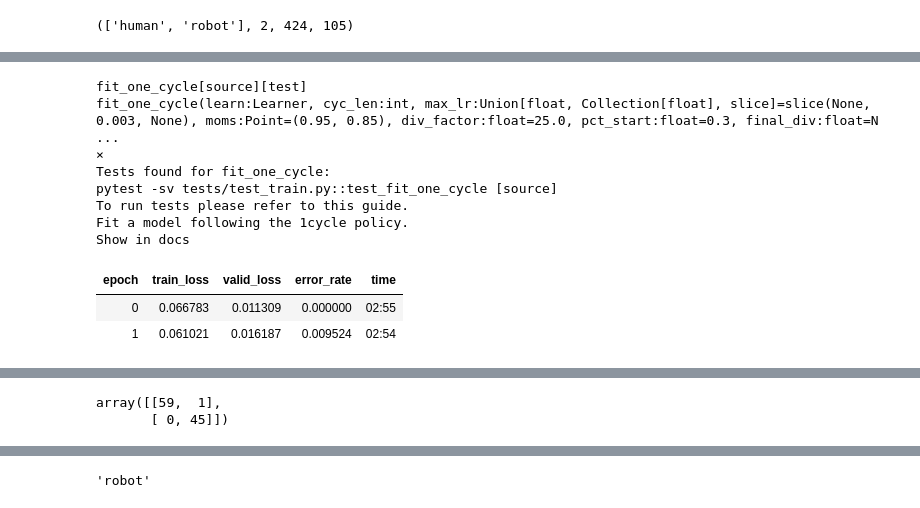
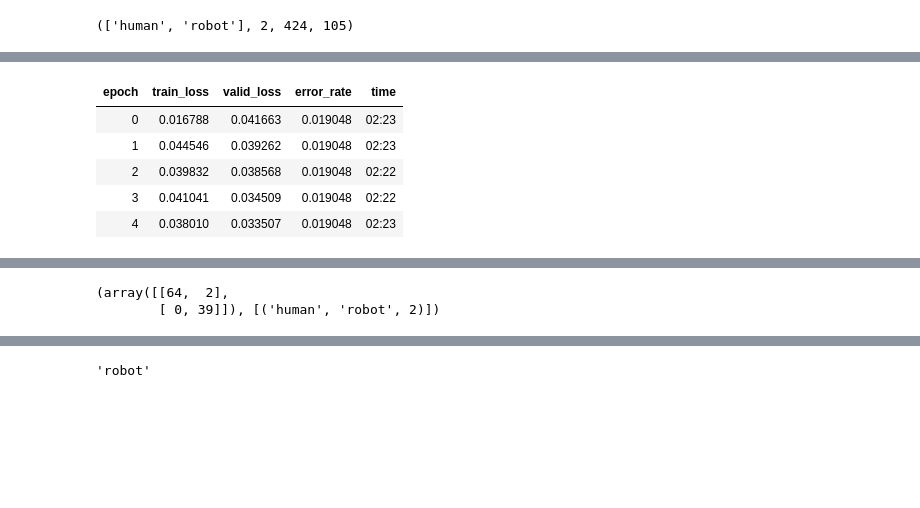
Before and after one commit to swush41/AI_Trials, a Jupyter notebook: Robot_vs_Human_ImageClassification.ipynb, the cells around one changed output, grey strips where cells are left out. Saved outputs shown, nothing was run; the diff lists cells and outputs as text; code cells hidden in the pictures; blank space fills up the shorter version.

```diff
--- a/Robot_vs_Human_ImageClassification.ipynb
+++ b/Robot_vs_Human_ImageClassification.ipynb
@@ -80,2 +90,4 @@ learn.fit_one_cycle(3)
 # %%
 learn.save("stage-1")
+# %%
+learn.load("stage-1")
@@ -106,29 +136,21 @@ learn.recorder.plot()
-# %%
-doc(fit_one_cycle)
-# %% [output]
-fit_one_cycle[source][test]
-fit_one_cycle(learn:Learner, cyc_len:int, max_lr:Union[float, Collection[float], slice]=slice(None, 0.003, None), moms:Point=(0.95, 0.85), div_factor:float=25.0, pct_start:float=0.3, final_div:float=N ...
-×
-Tests found for fit_one_cycle:
-pytest -sv tests/test_train.py::test_fit_one_cycle [source]
-To run tests please refer to this guide.
-Fit a model following the 1cycle policy.
-Show in docs
 # %%
-learn.fit_one_cycle(2, max_lr=slice(5e-6,1e-6))
+learn.fit_one_cycle(5,max_lr=slice(1e-6,5e-6))
 # %% [output]
 | epoch | train_loss | valid_loss | error_rate | time |
-| 0 | 0.066783 | 0.011309 | 0.000000 | 02:55 |
-| 1 | 0.061021 | 0.016187 | 0.009524 | 02:54 |
+| 0 | 0.016788 | 0.041663 | 0.019048 | 02:23 |
+| 1 | 0.044546 | 0.039262 | 0.019048 | 02:23 |
+| 2 | 0.039832 | 0.038568 | 0.019048 | 02:22 |
+| 3 | 0.041041 | 0.034509 | 0.019048 | 02:22 |
+| 4 | 0.038010 | 0.033507 | 0.019048 | 02:23 |
 # %%
 interp = ClassificationInterpretation.from_learner(learn)
 # %% [output]
 [interactive output not drawn]
 # %%
-interp.confusion_matrix()
+interp.confusion_matrix() , interp.most_confused()
 # %% [output]
-array([[59,  1],
-       [ 0, 45]])
+(array([[64,  2],
+        [ 0, 39]]), [('human', 'robot', 2)])
 # %%
 learn.export()
 # %%
```
Also changed, not shown: parts of 14 cells of this notebook.
